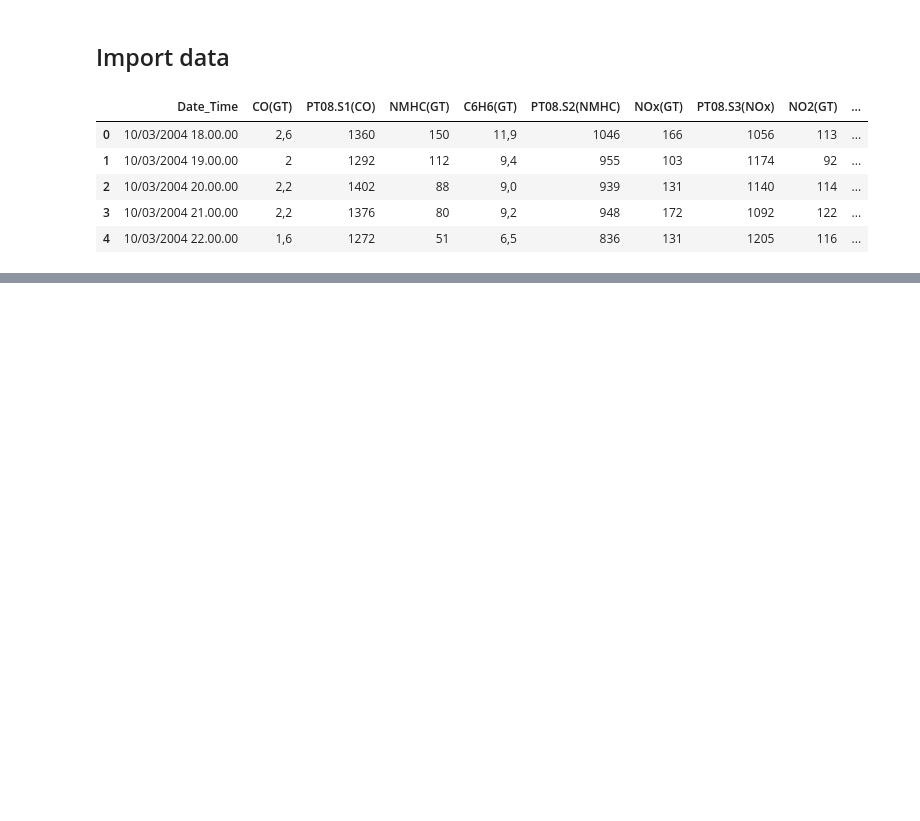
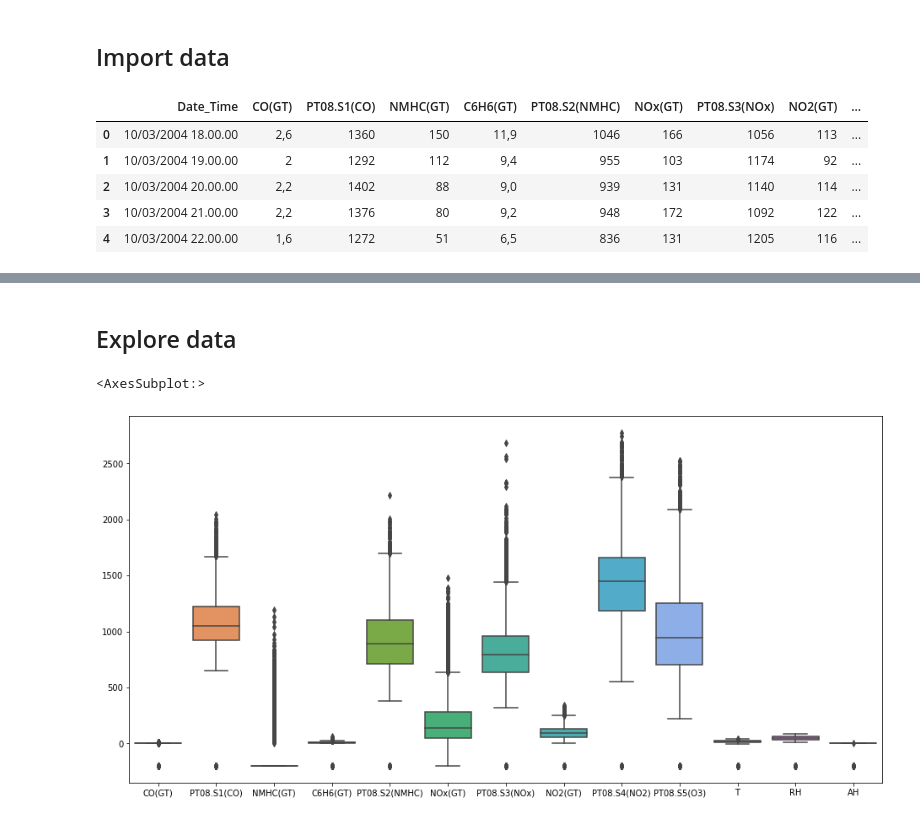
Before and after one commit to phisinger/AirQuality_TimeAnalysis, a Jupyter notebook: notebooks/visualisation.ipynb, the cells around one changed output, grey strips where cells are left out. Cells and saved outputs as stored; diff of their text form; code cells hidden in the pictures; blank space fills up the shorter version.

Commit message:
first data preparation

```diff
--- a/notebooks/visualisation.ipynb
+++ b/notebooks/visualisation.ipynb
@@ -10,7 +10,7 @@ import numpy as np
 import pandas as pd
 from datetime import datetime
 
-plt.rcParams.update({'figure.figsize': (10, 7)})
+plt.rcParams.update({'figure.figsize': (16, 8)})
 # %% [markdown]
 ## Import data
 # %%
@@ -35,4 +38 @@ print("'date_time' datatype:", type(data.Date_Time[0]))
 'date_time' datatype: <class 'pandas._libs.tslibs.timestamps.Timestamp'>
-# %%
-# update index
-data.set_index("Date_Time")
@@ -55,0 +41,7 @@ plt
+# %%
+data = data.applymap(lambda x: float(x.replace(',', '.')) if type(x) == type('str') else x)
+
+# change column data type
+data_obj = data.select_dtypes(include='object')
+for col in data_obj.columns:
+    data.astype({col:'float32'})
@@ -55,0 +66,7 @@ plt
+# %% [markdown]
+## Explore data
+# %%
+sns.boxplot(data=data)
+# %% [output]
+<AxesSubplot:>
+[figure, added]
```
Also changed, not shown: parts of 14 cells of this notebook.
